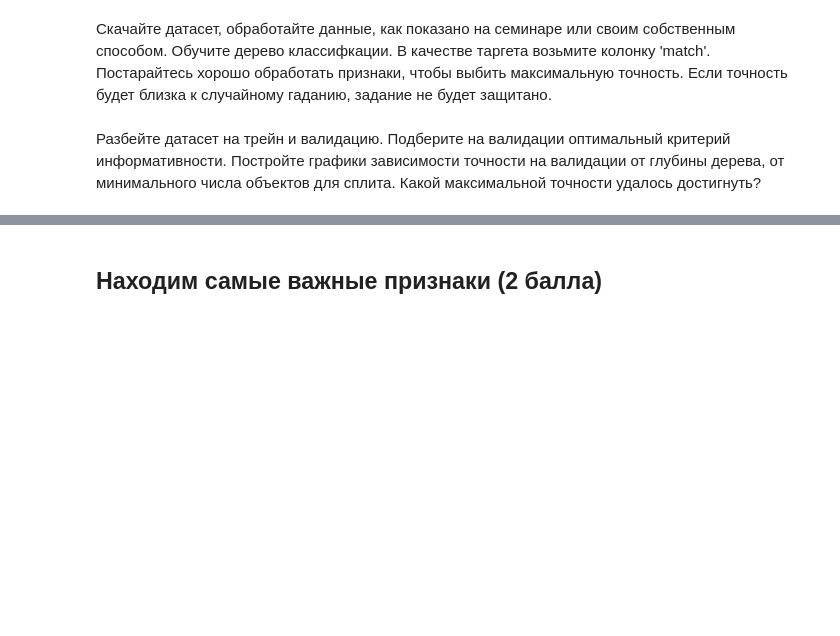
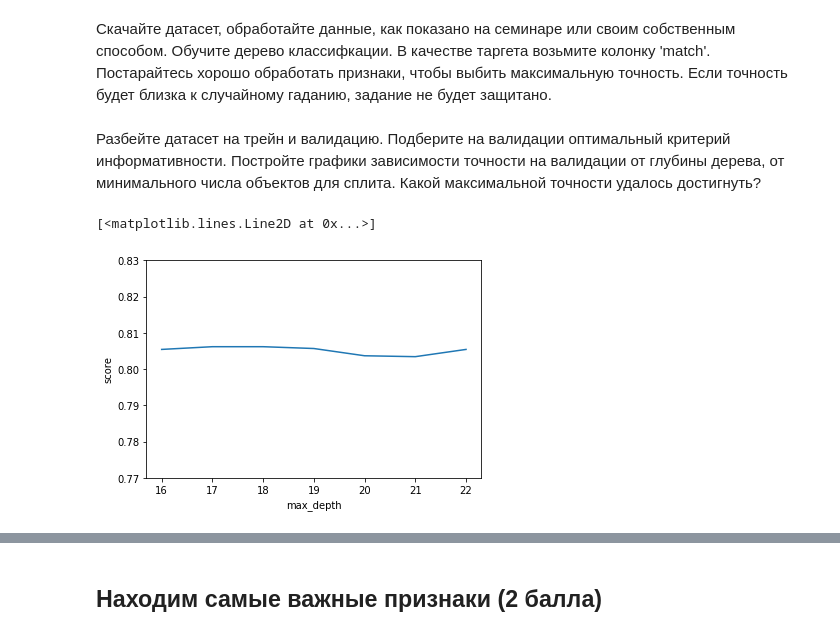
Before and after one commit to RadionovM/data_mining, a Jupyter notebook: hw3/hw3.ipynb, the cells around one changed output, grey strips where cells are left out. Saved outputs shown, nothing was run; the diff lists cells and outputs as text; code cells hidden in the pictures; blank space fills up the shorter version.

```diff
--- a/hw3/hw3.ipynb
+++ b/hw3/hw3.ipynb
@@ -234,0 +323,16 @@ https://cloud.mail.ru/public/8nHV/p6J7wY1y1/speed-dating-experiment/
+# %%
+scores =[]
+with ThreadPool(8) as pool:
+    scores3 = list(pool.map(get_scores, args))
+pool.join()
+# %%
+depth_x = [i[2] for i in scores if i[1]=='entropy' and i[3] ==8]
+scores_y = [i[0] for i in scores if i[1]=='entropy'and i[3] ==8]
+depth_x, scores_y = zip(*sorted(zip(depth_x, scores_y)))
+plt.ylim(0.77,0.83)
+plt.xlabel('max_depth')
+plt.ylabel('score')
+plt.plot(depth_x,scores_y)
+# %% [output]
+[<matplotlib.lines.Line2D at 0x...>]
+[figure, added]
```
Also changed, not shown: parts of 24 cells of this notebook.
